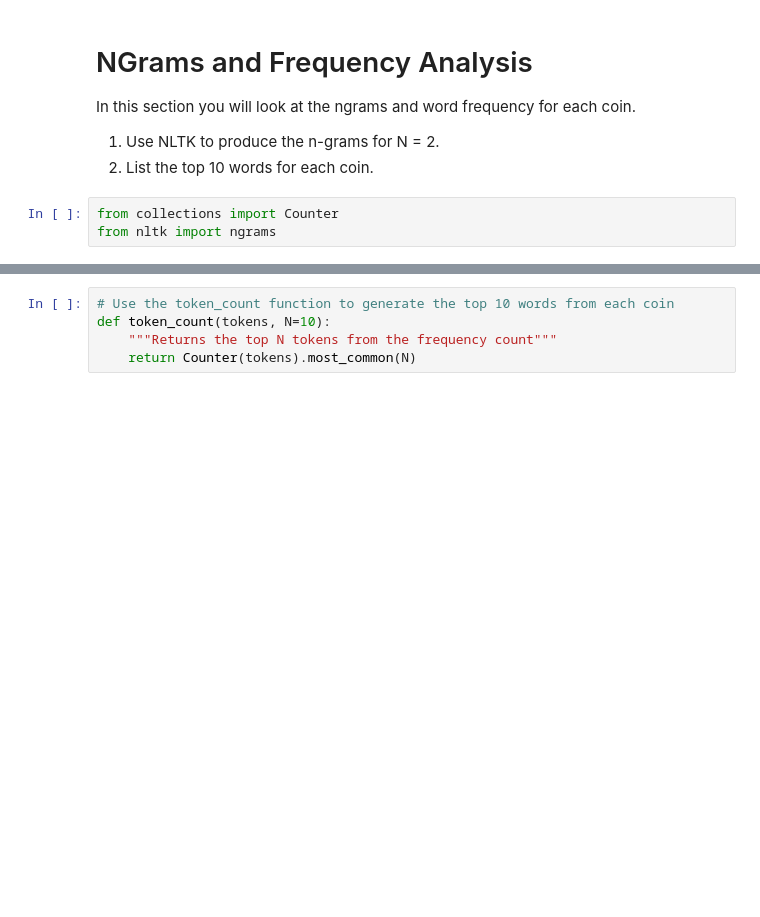
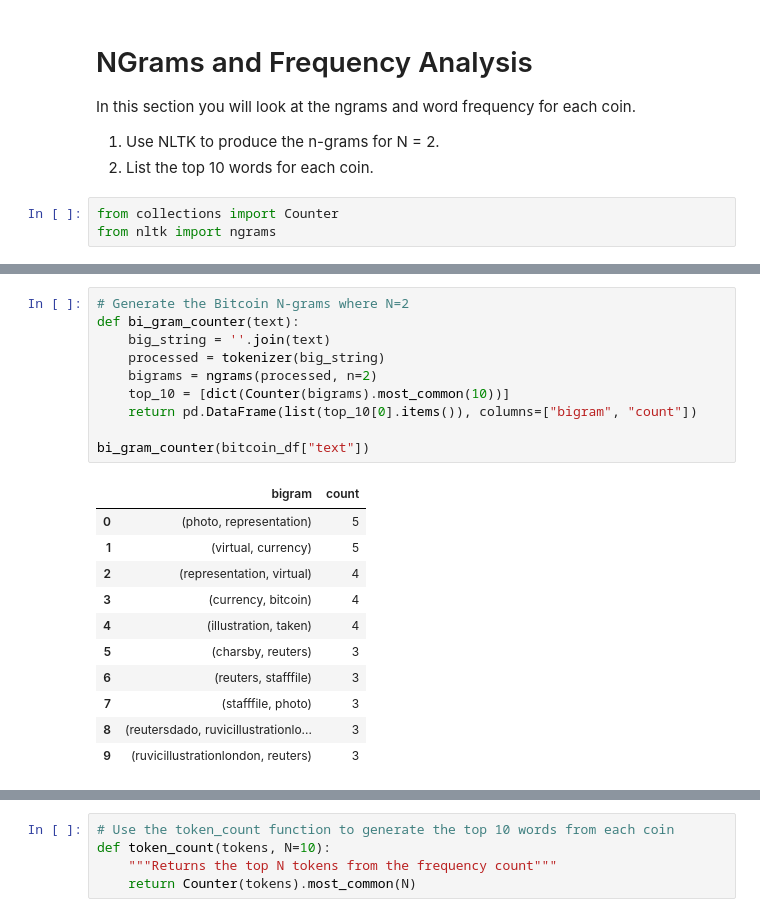
Before and after one commit to markmurdock11/nlp, a Jupyter notebook: Instructions/Starter_Code/crypto_sentiment.ipynb, the cells around one changed output, grey strips where cells are left out. Cells and saved outputs as stored; diff of their text form; blank space fills up the shorter version.

Commit message:
counting

```diff
--- a/Instructions/Starter_Code/crypto_sentiment.ipynb
+++ b/Instructions/Starter_Code/crypto_sentiment.ipynb
@@ -246,0 +205,22 @@ from nltk import ngrams
+# %%
+# Generate the Bitcoin N-grams where N=2
+def bi_gram_counter(text):
+    big_string = ''.join(text)
+    processed = tokenizer(big_string)
+    bigrams = ngrams(processed, n=2)
+    top_10 = [dict(Counter(bigrams).most_common(10))]
+    return pd.DataFrame(list(top_10[0].items()), columns=["bigram", "count"])
+
+bi_gram_counter(bitcoin_df["text"])
+# %% [output]
+|  | bigram | count |
+| 0 | (photo, representation) | 5 |
+| 1 | (virtual, currency) | 5 |
+| 2 | (representation, virtual) | 4 |
+| 3 | (currency, bitcoin) | 4 |
+| 4 | (illustration, taken) | 4 |
+| 5 | (charsby, reuters) | 3 |
+| 6 | (reuters, stafffile) | 3 |
+| 7 | (stafffile, photo) | 3 |
+| 8 | (reutersdado, ruvicillustrationlo... | 3 |
+| 9 | (ruvicillustrationlondon, reuters) | 3 |
```
Also changed, not shown: parts of 7 cells of this notebook.
